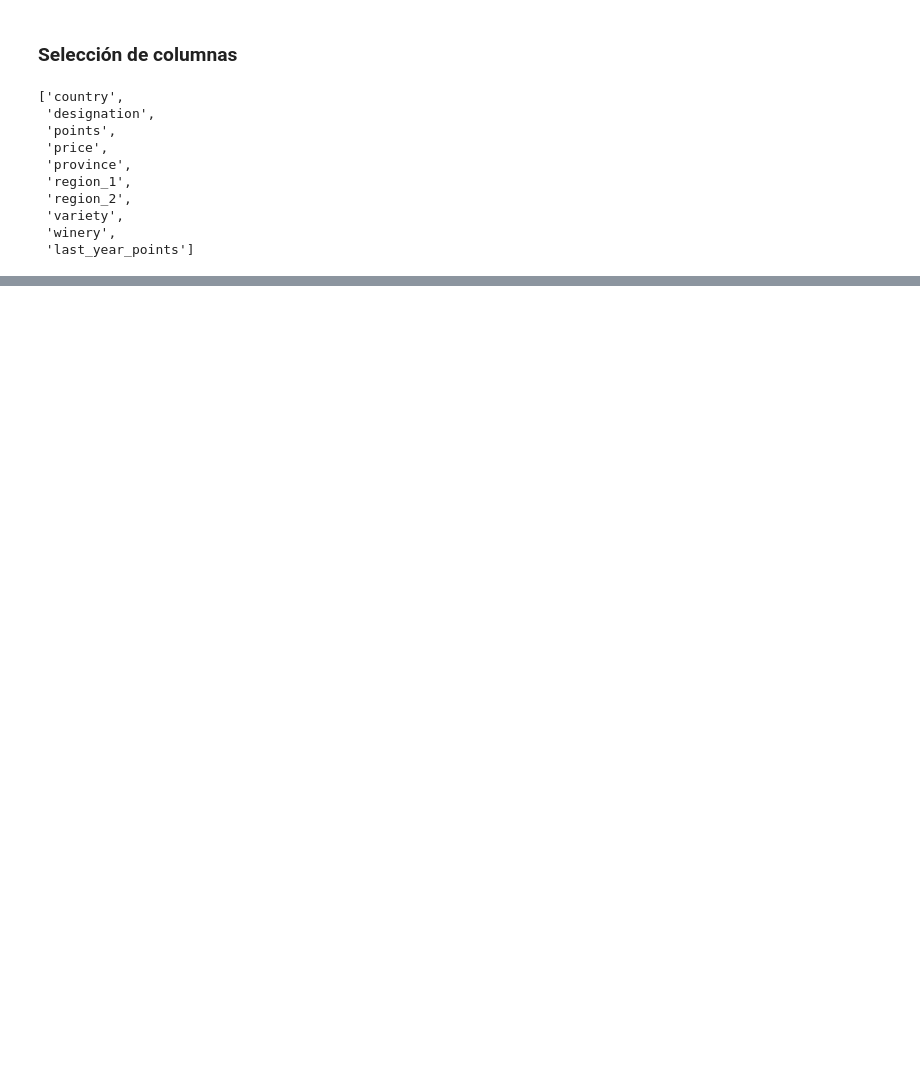
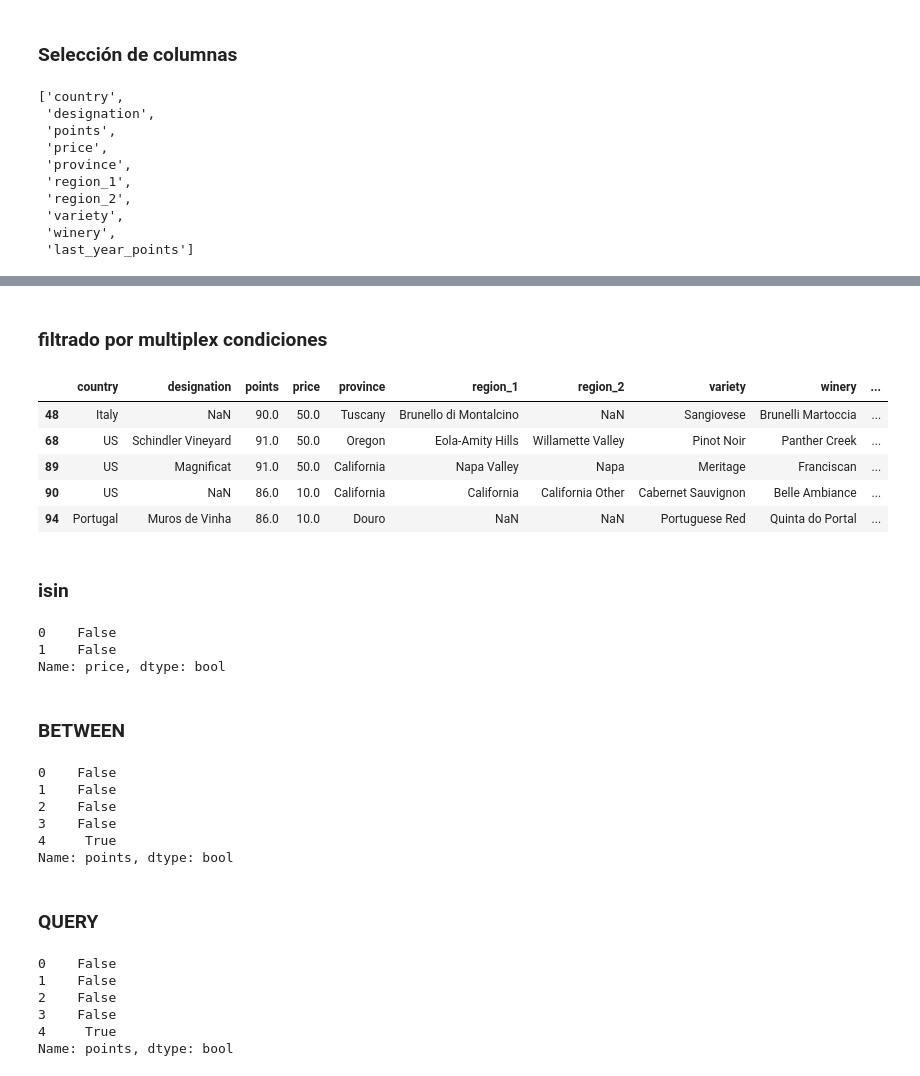
Before and after one commit to Lenis0207/PAD_2025_IIB1, a Jupyter notebook: src/clases_ad/clase_5678_pandas.ipynb, the cells around one changed output, grey strips where cells are left out. Cells and saved outputs as stored; diff of their text form; code cells hidden in the pictures; blank space fills up the shorter version.

```diff
--- a/src/clases_ad/clase_5678_pandas.ipynb
+++ b/src/clases_ad/clase_5678_pandas.ipynb
@@ -95,0 +295,41 @@ columnas
+# %% [markdown]
+### filtrado por multiplex condiciones
+# %%
+df_csv[(df_csv['price'].isin([10,50])) & (df_csv['points'].between(75,95))].head(5)
+# %% [output]
+|  | country | designation | points | price | province | region_1 | region_2 | variety | winery | ... |
+| 48 | Italy | NaN | 90.0 | 50.0 | Tuscany | Brunello di Montalcino | NaN | Sangiovese | Brunelli Martoccia | ... |
+| 68 | US | Schindler Vineyard | 91.0 | 50.0 | Oregon | Eola-Amity Hills | Willamette Valley | Pinot Noir | Panther Creek | ... |
+| 89 | US | Magnificat | 91.0 | 50.0 | California | Napa Valley | Napa | Meritage | Franciscan | ... |
+| 90 | US | NaN | 86.0 | 10.0 | California | California | California Other | Cabernet Sauvignon | Belle Ambiance | ... |
+| 94 | Portugal | Muros de Vinha | 86.0 | 10.0 | Douro | NaN | NaN | Portuguese Red | Quinta do Portal | ... |
+# %% [markdown]
+### isin
+# %%
+df_csv['price'].isin([10,50]).head(2)
+# %% [output]
+0    False
+1    False
+Name: price, dtype: bool
+# %% [markdown]
+### BETWEEN
+# %%
+(df_csv['points'].between(75,95)).head(5) # QUERY
+# %% [output]
+0    False
+1    False
+2    False
+3    False
+4     True
+Name: points, dtype: bool
+# %% [markdown]
+### QUERY
+# %%
+((df_csv['points'] >= 75) & (df_csv['points'] <= 95)).head(5)
+# %% [output]
+0    False
+1    False
+2    False
+3    False
+4     True
+Name: points, dtype: bool
```
Also changed, not shown: parts of 37 cells of this notebook.
